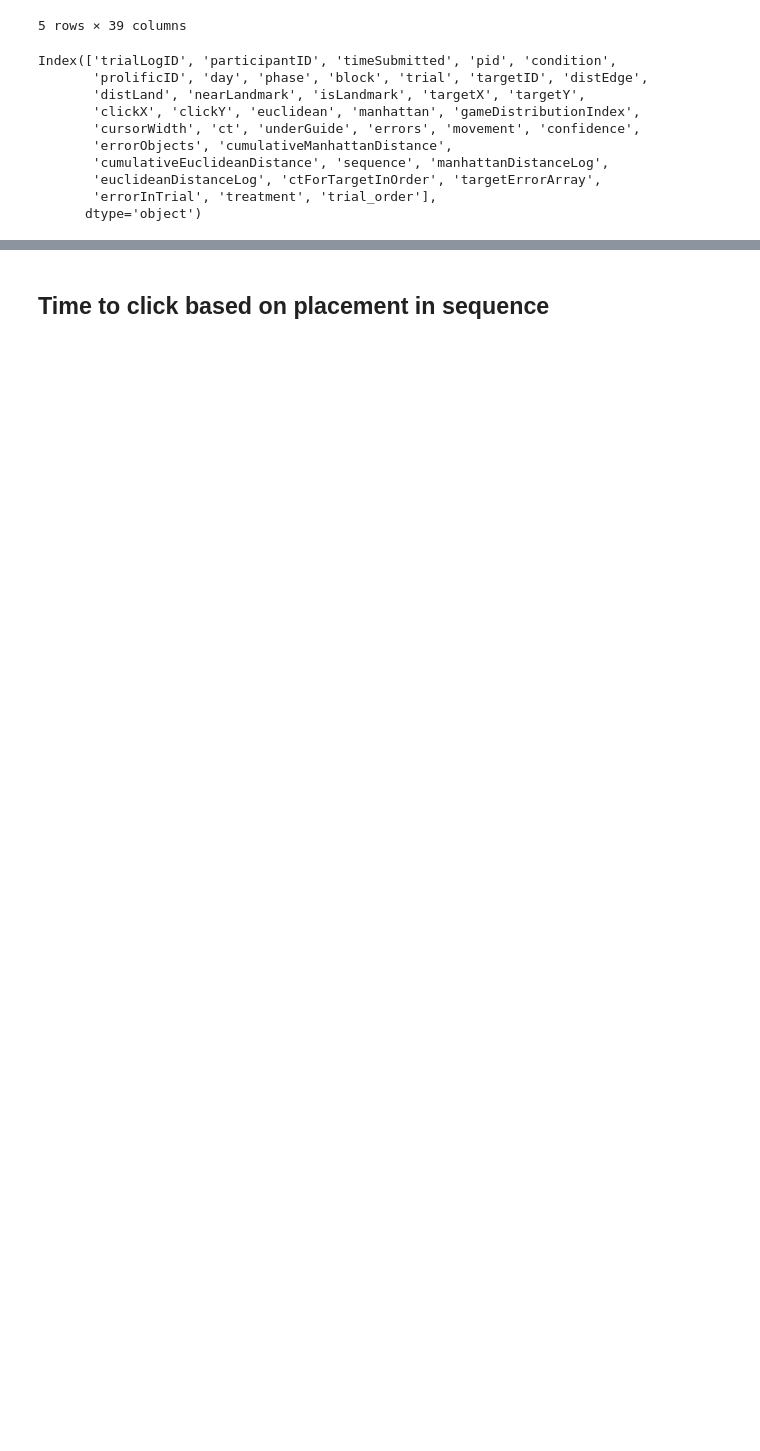
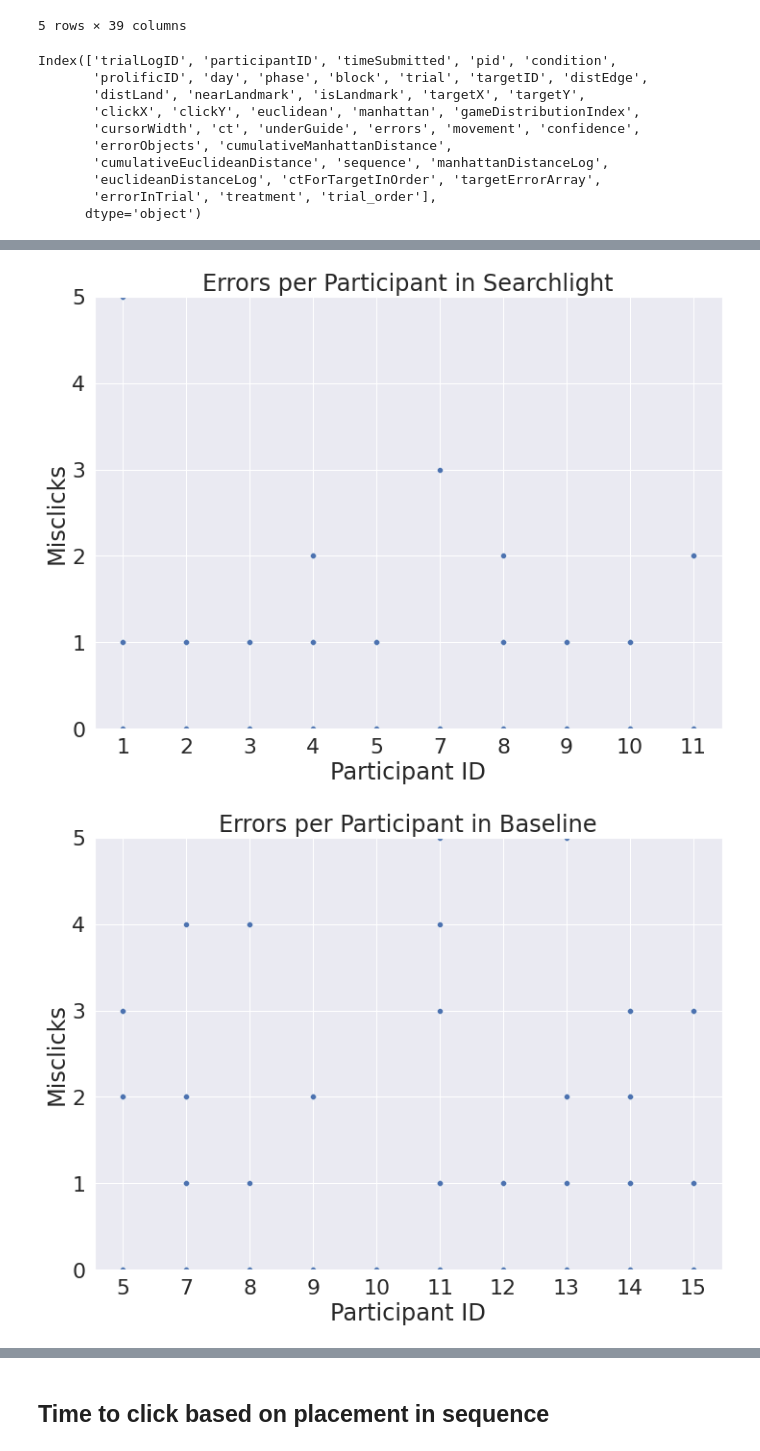
Before and after one commit to hermana/hci-experiment-analysis, a Jupyter notebook: game_mechanics_study/10_participants_4_rounds.ipynb, the cells around one changed output, grey strips where cells are left out. Saved outputs shown, nothing was run; the diff lists cells and outputs as text; code cells hidden in the pictures; blank space fills up the shorter version.

```diff
--- a/game_mechanics_study/10_participants_4_rounds.ipynb
+++ b/game_mechanics_study/10_participants_4_rounds.ipynb
@@ -327,0 +351,10 @@ targets_time_per_click = pd.DataFrame(trials_time_per_target)
+# %%
+for condition in conditions:
+    condition_data = trial_data[trial_data['condition']==condition]
+    plt.figure()
+    plt.ylim(0, 5)
+    sns.scatterplot(data=condition_data, x="participantID", y="errors").set(title=f"Errors per Participant in {condition}", xlabel="Participant ID", ylabel="Misclicks")
+    plt.savefig(f"./plots/{FOLDER_NAME}/trial_data/participant_errors_pointplot_{condition}.png")
+# %% [output]
+[figure, added]
+[figure, added]
```
Also changed, not shown: parts of 21 cells of this notebook, 41 other files.
